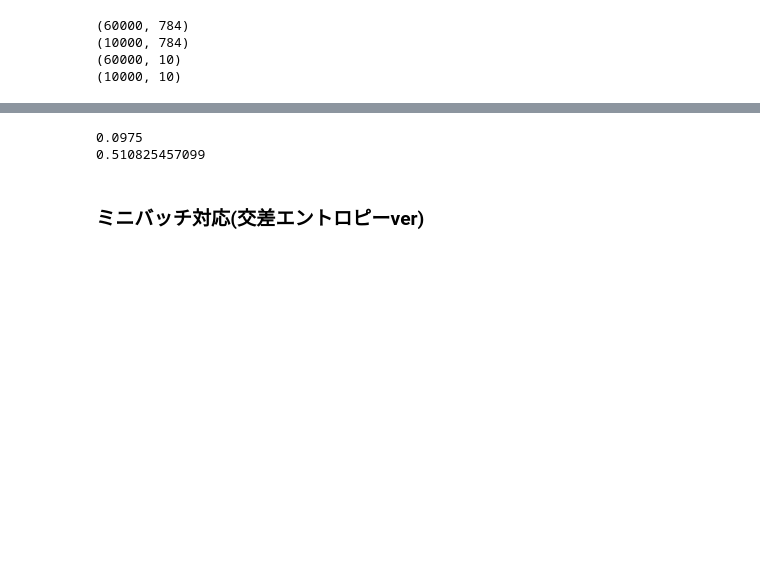
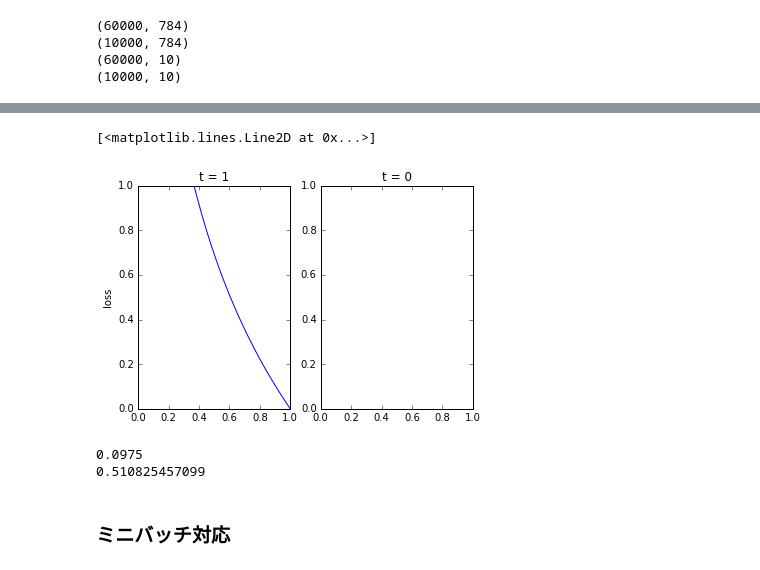
Before and after one commit to yotaseki/MNIST, a Jupyter notebook: mnist.ipynb, the cells around one changed output, grey strips where cells are left out. Saved outputs shown, nothing was run; the diff lists cells and outputs as text; code cells hidden in the pictures; blank space fills up the shorter version.

```diff
--- a/mnist.ipynb
+++ b/mnist.ipynb
@@ -110,3 +127,28 @@ def cross_entropy_error(y,t):
+# %%
+def cross_entropy_error(y,t):
+    delta = 1e-7
+    Error = -np.sum( t*np.log(y+delta))
+    return Error
+
+plt.subplot(121)
+plt.title("t = 1")
+plt.ylabel("loss")
+plt.xlim(0,1)
+plt.ylim(0,1)
+x1 = np.arange(0,2,0.01)
+y1 = [cross_entropy_error(n,1) for n in x1]
+plt.plot(x1,y1)
+
+plt.subplot(122)
+plt.title("t = 0")
+plt.xlim(0,1)
+plt.ylim(0,1)
+x1 = np.arange(0,2,0.01)
+y1 = [cross_entropy_error(n,0) for n in x1]
+plt.plot(x1,y1)
+# %% [output]
+[<matplotlib.lines.Line2D at 0x...>]
+[figure, added]
 # %%
 # sample
 t = np.array([0, 0, 1, 0, 0, 0, 0, 0, 0, 0])
@@ -117,7 +159,7 @@ print(cross_entropy_error(y,t))
 0.0975
 0.510825457099
 # %% [markdown]
-### ミニバッチ対応(交差エントロピーver)
+### ミニバッチ対応
 # %%
 def loss_function(y,t):
     if y.ndim == 1:
```
Also changed, not shown: parts of 23 cells of this notebook.
